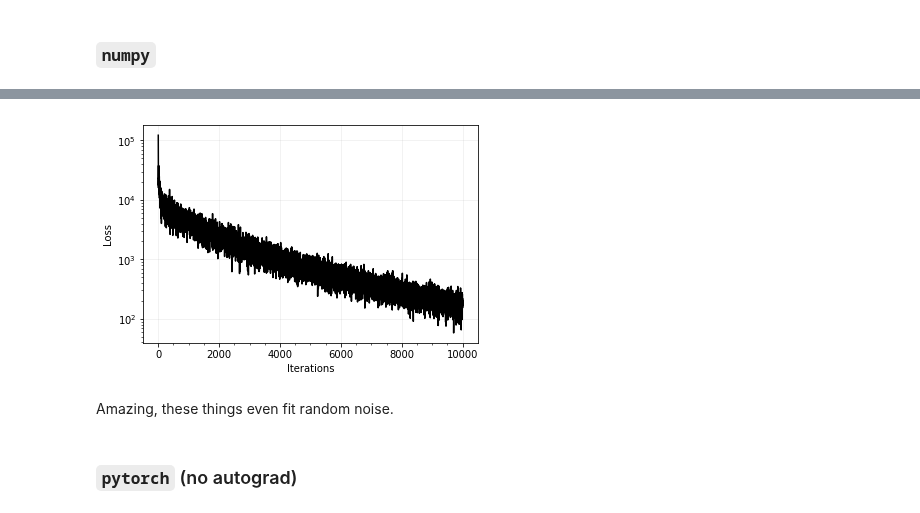
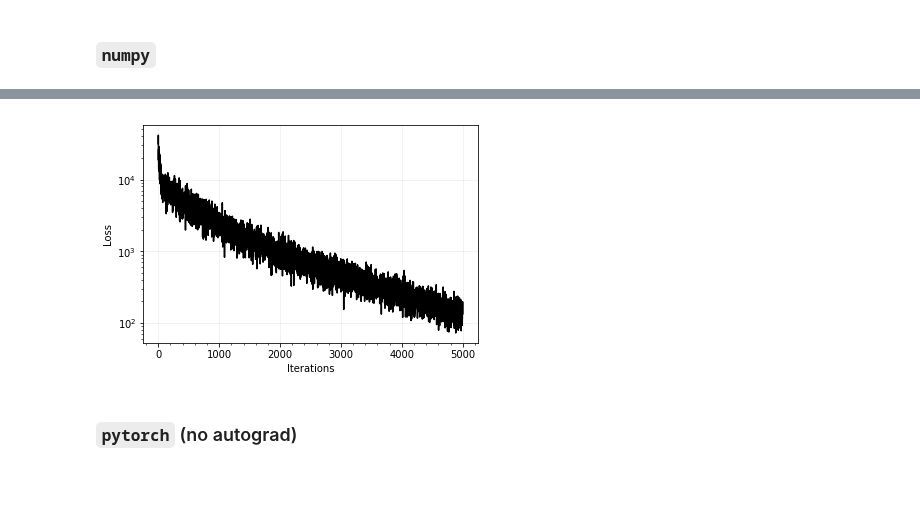
Before and after one commit to glouppe/info8010-deep-learning, a Jupyter notebook: code/pytorch-tutorial.ipynb, the cells around one changed output, grey strips where cells are left out. Saved outputs shown, nothing was run; the diff lists cells and outputs as text; code cells hidden in the pictures; blank space fills up the shorter version.

```diff
--- a/code/pytorch-tutorial.ipynb
+++ b/code/pytorch-tutorial.ipynb
@@ -100,16 +102,16 @@ tensor([[-1.4271,  0.6246,  0.9649],
 from tqdm import tqdm_notebook as tqdm
 # Plotting functionality
 import matplotlib.pyplot as plt
+
+# Optimization hyperparameters.
+batch_size = 32
+learning_rate = 1e-6
+training_iterations = range(5000)
+
+# Configuration of the neural network.
+num_hidden = 1000
+num_in = 100
+num_out = 1
-# %%
-# Optimization hyperparameters.
-batch_size = 32
-learning_rate = 1e-6
-training_iterations = range(10000)
-
-# Configuration of the neural network.
-num_hidden = 1000
-num_in = 100
-num_out = 1
 # %% [markdown]
 ### `numpy`
 # %%
@@ -127,37 +129,35 @@ for iteration in tqdm(training_iterations):
     h = np.matmul(inputs, w_1) # You could also do `inputs.dot(w_1)`.
     activation = np.maximum(h, 0)
     y_predicted = np.matmul(activation, w_2)
 
     # Compute loss.
     diff = y_predicted - targets
     loss = np.square(diff).mean()
     losses.append(loss)
 
     # Apply backpropagation.
-    grad_y_prediction = diff
+    grad_y_prediction = 2 * diff
     grad_w_2 = np.matmul(activation.T, grad_y_prediction)
     grad_activation = np.matmul(grad_y_prediction, w_2.T)
     grad_h = grad_activation.copy()
     grad_h[h < 0] = 0 # Gradient of ReLU is h (except for activations < 0, then it is 0).
     grad_w_1 = np.matmul(inputs.T, grad_h)
 
     # Update the weights.
     w_1 -= learning_rate * grad_w_1
     w_2 -= learning_rate * grad_w_2
 
 # Show the loss over the training iterations.
 plt.plot(training_iterations, losses, color="black")
 plt.minorticks_on()
 plt.yscale("log")
 plt.xlabel("Iterations")
 plt.ylabel("Loss")
 plt.grid(True, alpha=.2)
 plt.show()
 # %% [output]
 [interactive output not drawn]
-[figure, old version]
+[figure, new version]
-# %% [markdown]
-Amazing, these things even fit random noise.
 # %% [markdown]
 ### `pytorch` (no autograd)
 # %%
```
Also changed, not shown: parts of 19 cells of this notebook.
